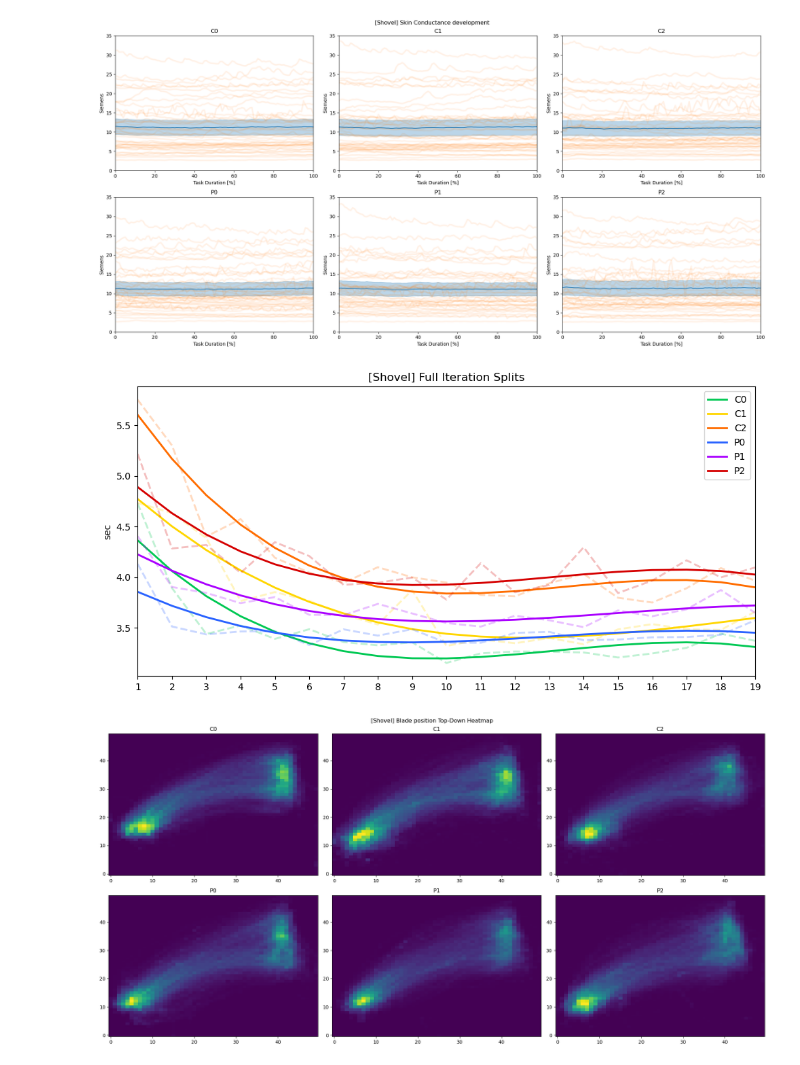
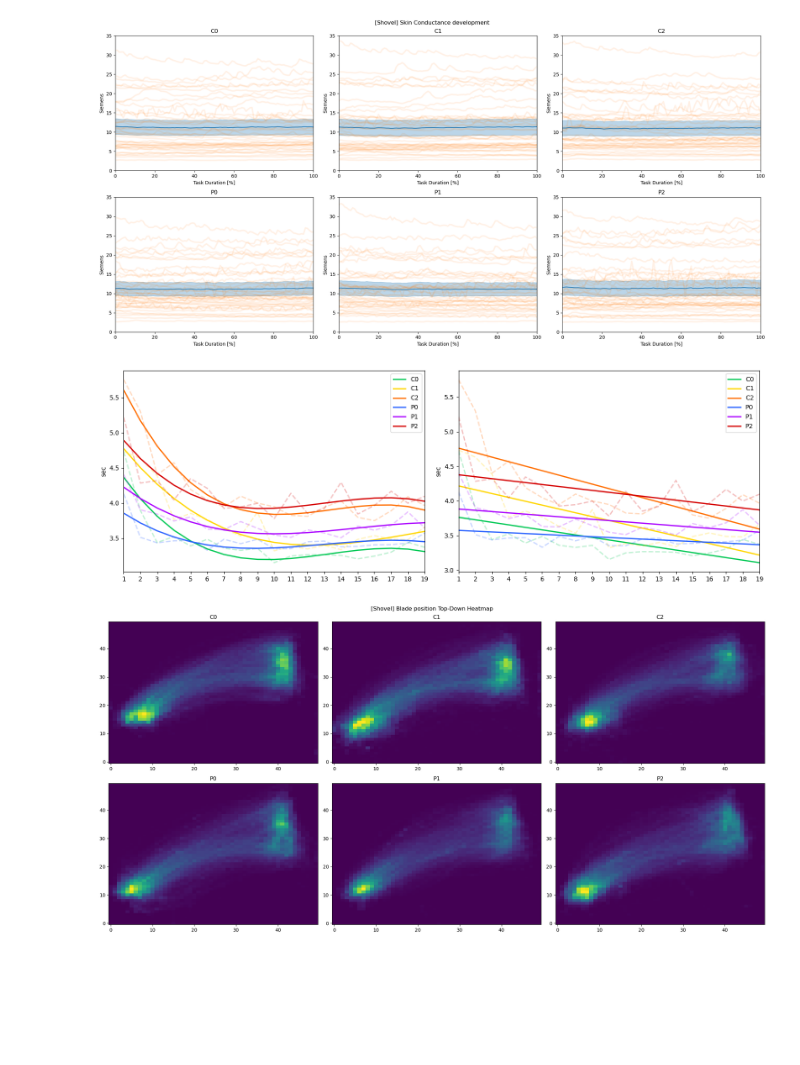
Before and after one commit to EliDll/phw-eval, a Jupyter notebook: data_viz.ipynb, the cells around one changed output. Drawn from its saved outputs; the diff is of its cells as text; code cells hidden in the pictures; blank space fills up the shorter version.

```diff
--- a/data_viz.ipynb
+++ b/data_viz.ipynb
@@ -385,47 +385,50 @@ iterations = range(1, 20) # Exclude last iteration, as it is not complete (no re
 def single_iteration_split (p):
     df = trim_df(p[unity], min_ts = p[start_ts], max_ts = p[end_ts])
     iteration_times = []
     for i in iterations:
         iteration = df[(df["collision_or_load_count"] == i)]
         time = (iteration[unity_unix_key].max() - iteration[unity_unix_key].min())/ 1_000
         iteration_times.append(time)
     return iteration_times
 
 def get_shovel_iteration_splits(data, c):
     participants = list(map(lambda x: x[shovel][c], data))
     participant_splits = list(map(lambda x: single_iteration_split(x), participants))
     condition_splits = []
     for i in range(len(iterations)):
         split = []
         for j in range(len(participants)):
             split.append(participant_splits[j][i])
         condition_splits.append(split)
     split_means = list(map(lambda x: np.mean(x), condition_splits))
     return split_means
 
 splits = list(map(lambda x: get_shovel_iteration_splits(data, x), conditions))
 
-fig, ax = plt.subplots(figsize=(10, 5))
+fig, axs = plt.subplots(1, 2, figsize=(15, 5))
 
-for i in range(len(conditions)):
-    x = iterations
-    y = splits[i]
-    ax.plot(x, y, '--', lw=2, color=colors[i], alpha=0.25)
-    z = np.polyfit(x, y, 3)
-    p = np.poly1d(z)
-    ax.plot(x, p(x), lw=2, color=colors[i], label=conditions[i])
+for index in range(2):
+    ax = axs[index]
 
-ax.set_xticks(iterations)
-ax.set_xlim([1,19])
-ax.set_ylabel('sec')
-ax.set_title('[Shovel] Full Iteration Splits')
+    for i in range(len(conditions)):
+        x = iterations
+        y = splits[i]
+        ax.plot(x, y, '--', lw=2, color=colors[i], alpha=0.25)
+        z = np.polyfit(x, y, 3) if index == 0 else np.polyfit(x, y, 1)
+        p = np.poly1d(z)
+        ax.plot(x, p(x), lw=2, color=colors[i], label=conditions[i])
 
-ax.legend(loc='upper right', ncols=1)
+    ax.set_xticks(iterations)
+    ax.set_xlim([1,19])
+    ax.set_ylabel('sec')
+    #ax.set_title('[Shovel] Full Iteration Splits')
+
+    ax.legend(loc='upper right', ncols=1)
 
 fig.tight_layout()
 plt.show()
 # %% [output]
-[figure, old version]
+[figure, new version]
 # %%
 end_effector = 'ee'
 primary_tracked = 'pt'
```
Also changed, not shown: 2 other files.
